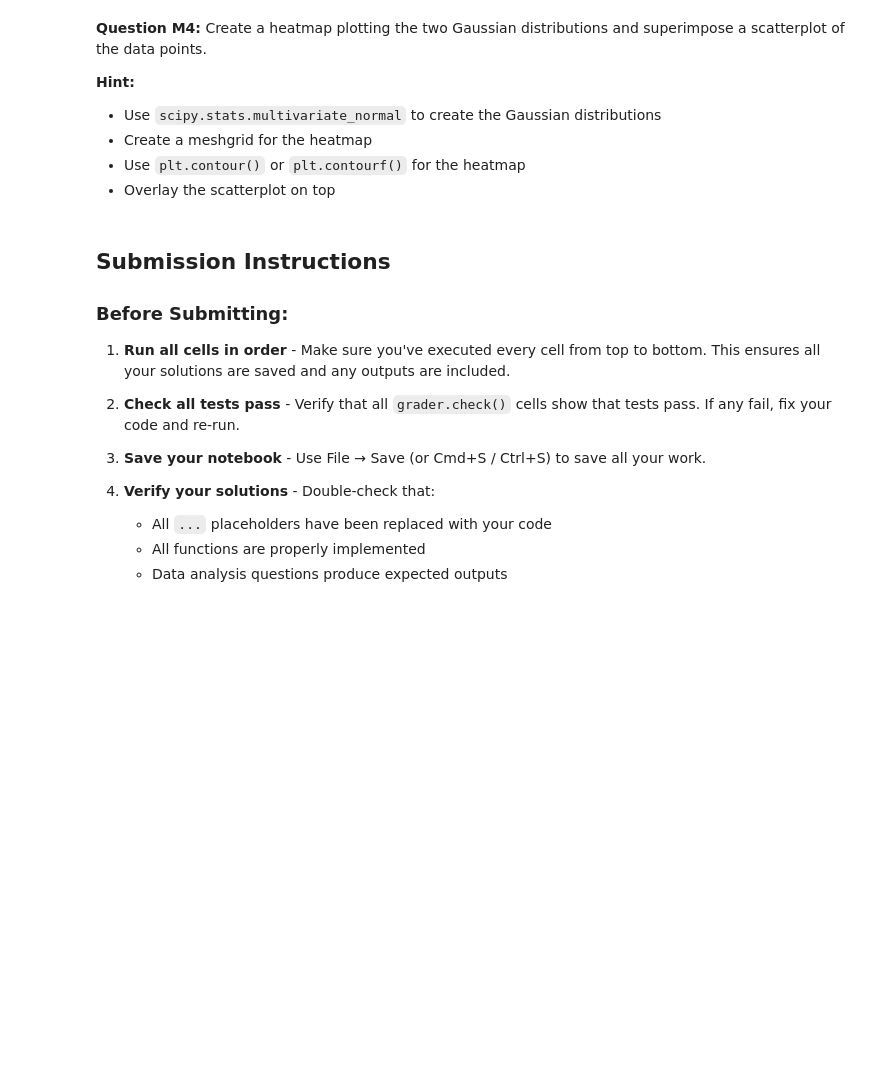
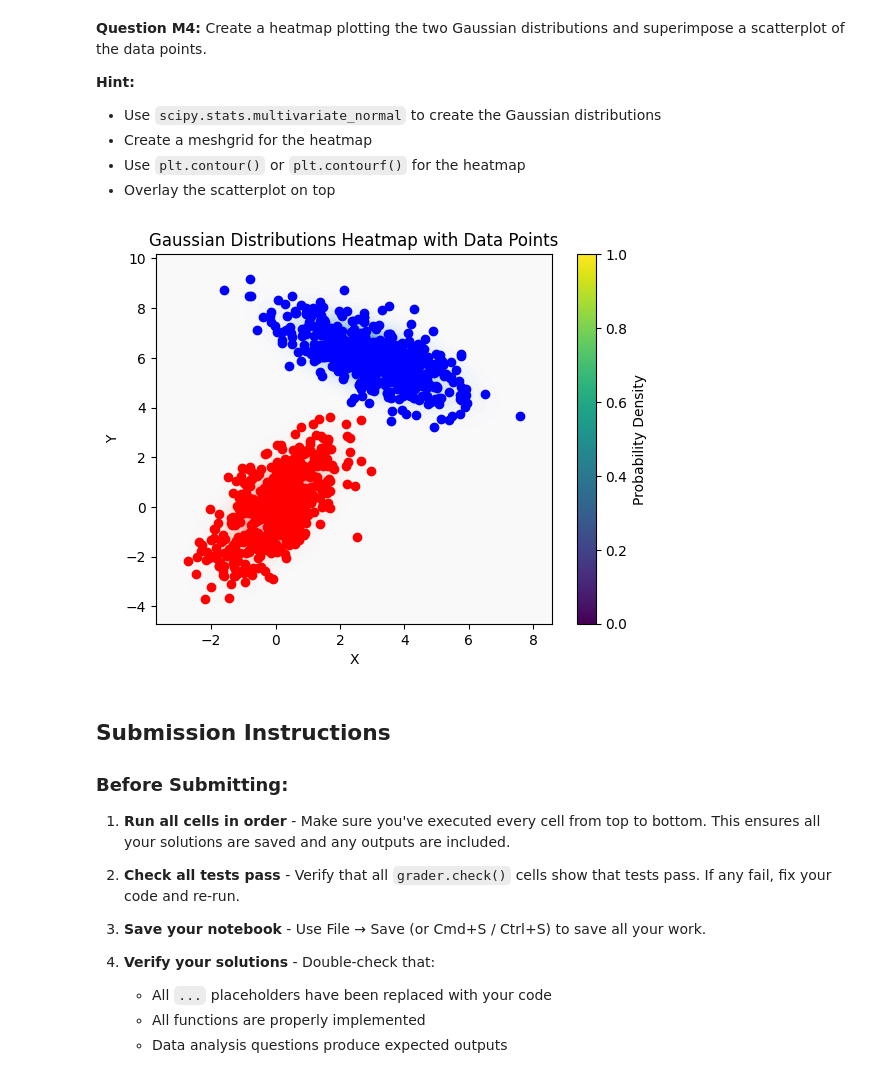
Before and after one commit to anthonybyamugisha/data_exporatory_analysis-with-UG-CPI-data, a Jupyter notebook: DSA_2026_Entry.ipynb, the cells around one changed output. Saved outputs shown, nothing was run; the diff lists cells and outputs as text; code cells hidden in the pictures; blank space fills up the shorter version.

```diff
--- a/DSA_2026_Entry.ipynb
+++ b/DSA_2026_Entry.ipynb
@@ -246,16 +347,16 @@ grader.check("m2")
 # %%
 # Filter points by label
 # Reshape labels if needed: l = l.flatten() or l = l.ravel()
-points_class_0 = ...
-points_class_1 = ...
+points_class_0 = d[l == 0]
+points_class_1 = d[l == 1]
 
 # Calculate mean (centroid) for each class
-mean_class_0 = ...
-mean_class_1 = ...
+mean_class_0 = np.mean(points_class_0, axis=0)
+mean_class_1 = np.mean(points_class_1, axis=0)
 
 # Calculate covariance matrix for each class
-cov_class_0 = ...
-cov_class_1 = ...
+cov_class_0 = np.cov(points_class_0.T)
+cov_class_1 = np.cov(points_class_1.T)
 
 print("Class 0:")
 print(f"  Mean: {mean_class_0}")
@@ -277,32 +390,37 @@ grader.check("m3")
 # %%
 from scipy.stats import multivariate_normal
 
 # Create meshgrid for heatmap
 x_min, x_max = d[:, 0].min() - 1, d[:, 0].max() + 1
 y_min, y_max = d[:, 1].min() - 1, d[:, 1].max() + 1
 xx, yy = np.meshgrid(np.linspace(x_min, x_max, 100),
                      np.linspace(y_min, y_max, 100))
 
 # Create Gaussian distributions
-gaussian_class_0 = ...
-gaussian_class_1 = ...
+gaussian_class_0 = multivariate_normal(mean=mean_class_0, cov=cov_class_0)
+gaussian_class_1 = multivariate_normal(mean=mean_class_1, cov=cov_class_1)
 
 # Calculate probability density for each point in meshgrid
 pos = np.dstack((xx, yy))
-pdf_class_0 = ...
-pdf_class_1 = ...
+pdf_class_0 = gaussian_class_0.pdf(pos)
+pdf_class_1 = gaussian_class_1.pdf(pos)
+pdf_class_1 = gaussian_class_1.pdf(pos)
 
 # Create heatmap (contour plot)
-...
+plt.contourf(xx, yy, pdf_class_0, levels=50, cmap='Reds', alpha=0.5)
+plt.contourf(xx, yy, pdf_class_1, levels=50, cmap='Blues', alpha=0.5)
 
 # Superimpose scatterplot
-...
+plt.scatter(d[l == 0, 0], d[l == 0, 1], c='red', label='Class 0')
+plt.scatter(d[l == 1, 0], d[l == 1, 1], c='blue', label='Class 1')
 
 plt.xlabel('X')
 plt.ylabel('Y')
 plt.title('Gaussian Distributions Heatmap with Data Points')
 plt.colorbar(label='Probability Density')
 plt.show()
+# %% [output]
+[figure, added]
 # %%
 grader.check("m4")
 # %% [markdown]
```
Also changed, not shown: parts of 14 cells of this notebook.
